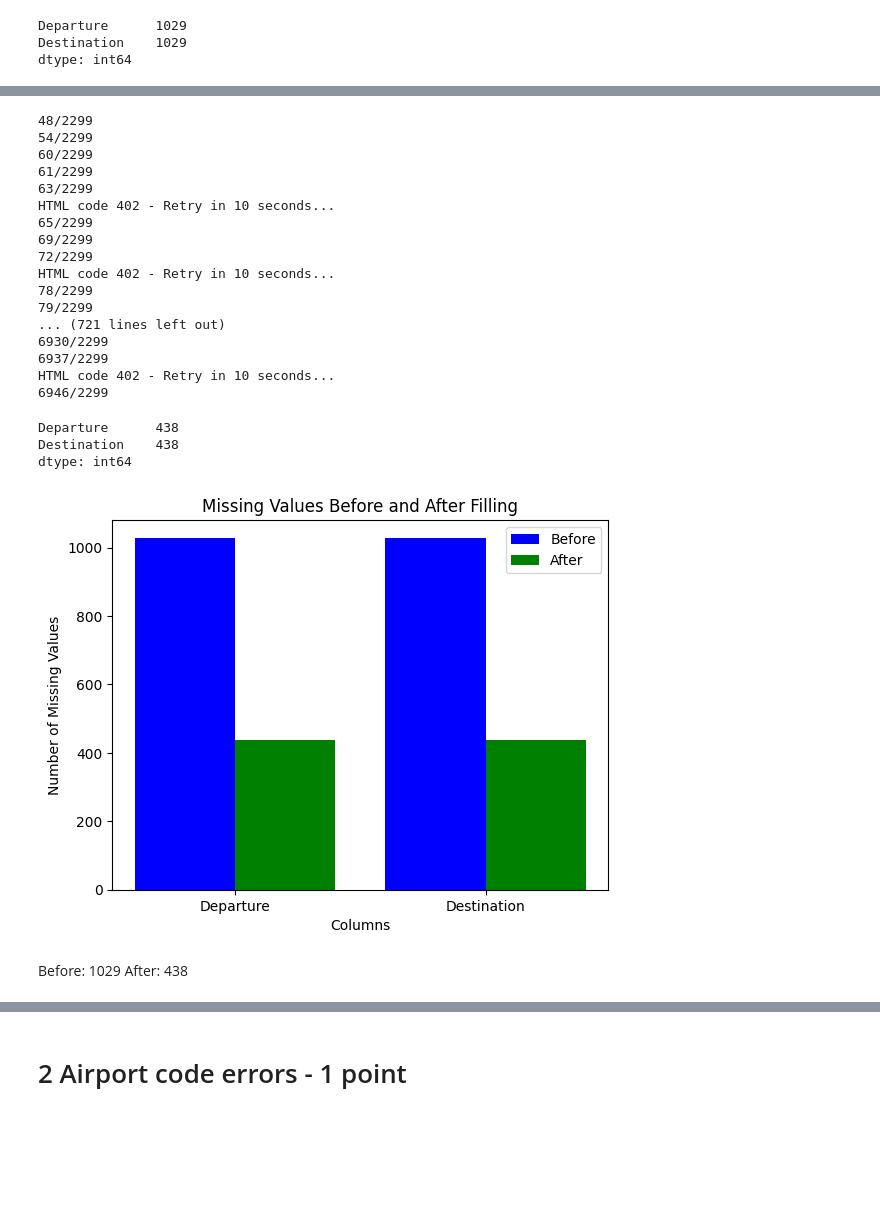
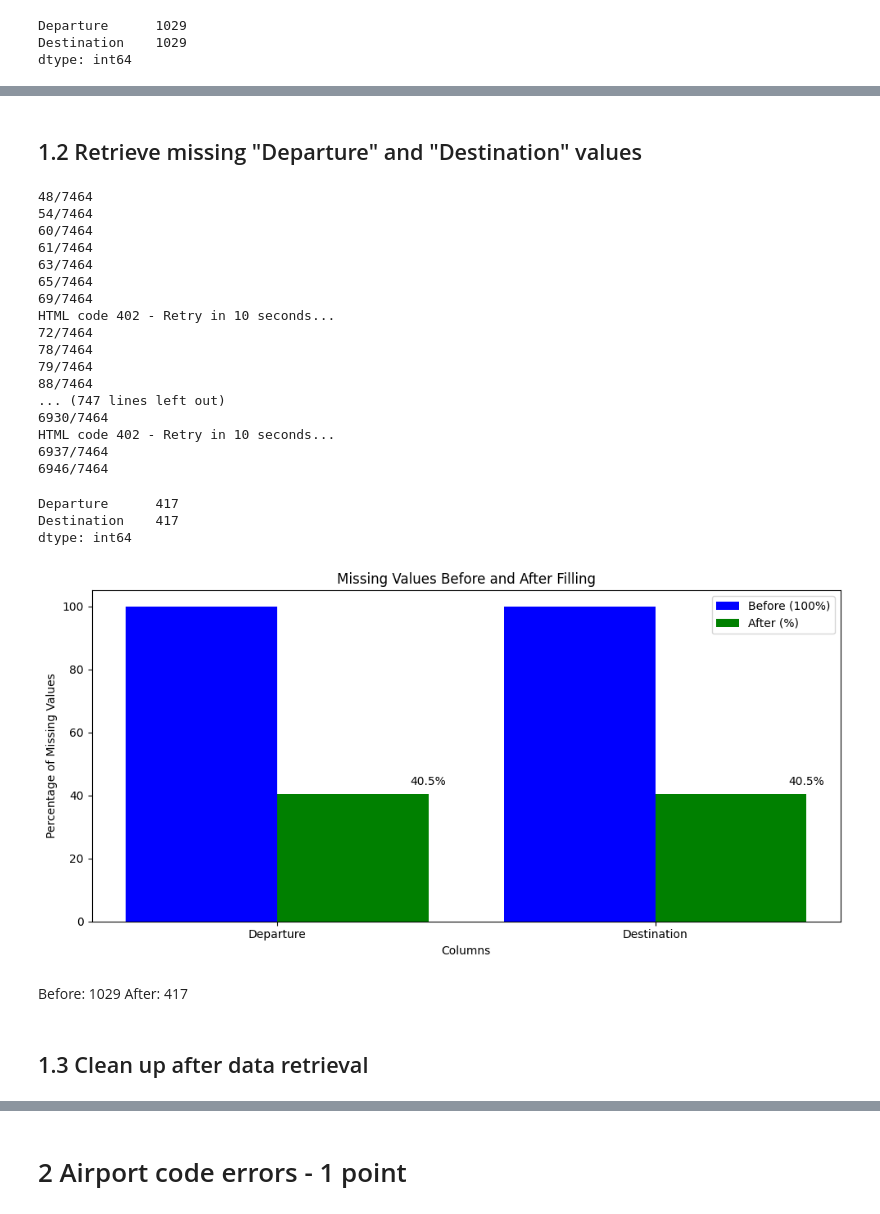
Before and after one commit to gelpkmar/IVDA-A3, a Jupyter notebook: assignment3_Gelpke_Marlon.ipynb, the cells around one changed output, grey strips where cells are left out. Saved outputs shown, nothing was run; the diff lists cells and outputs as text; code cells hidden in the pictures; blank space fills up the shorter version.

```diff
--- a/assignment3_Gelpke_Marlon.ipynb
+++ b/assignment3_Gelpke_Marlon.ipynb
@@ -45,3 +123,5 @@ fd = FlightData()
+# %% [markdown]
+## 1.2 Retrieve missing "Departure" and "Destination" values
 # %%
 
 def retrieve_missing_info(row):
@@ -50,8 +130,8 @@ def retrieve_missing_info(row):
             if len(fd.get_flights(row['Flight number'])) > 0:
                 flight_info = fd.get_history_by_flight_number(row['Flight number'])  # Retrieve flight information based on past flights.
                 if len(flight_info) > 0:
-                    row['Departure'] = flight_info[-1]["airport"]["origin"]["code"]["iata"]  # Adjust this based on actual response structure
-                    row['Destination'] = flight_info[-1]["airport"]["destination"]["code"]["iata"]  # Adjust this based on actual response structure
+                    row['Departure'] = flight_info[0]["airport"]["origin"]["code"]["iata"] # Get most recent departure IATA-code
+                    row['Destination'] = flight_info[0]["airport"]["destination"]["code"]["iata"] # Get most recent destination IATA-code
                     print(f"{row.name}/{len(data)}")
         except Exception as e:
             print(f"Error retrieving departure for flight {row['Flight number']}: {e}")
@@ -59,57 +139,73 @@ def retrieve_missing_info(row):
 # %%
 t1_data_flights = data_flights.apply(retrieve_missing_info, axis=1)
 # %% [output]
-48/2299
-54/2299
-60/2299
-61/2299
-63/2299
+48/7464
+54/7464
+60/7464
+61/7464
+63/7464
+65/7464
+69/7464
 HTML code 402 - Retry in 10 seconds...
-65/2299
-69/2299
-72/2299
+72/7464
+78/7464
+79/7464
+88/7464
+... (747 lines left out)
+6930/7464
 HTML code 402 - Retry in 10 seconds...
-78/2299
-79/2299
-... (721 lines left out)
-6930/2299
-6937/2299
-HTML code 402 - Retry in 10 seconds...
-6946/2299
+6937/7464
+6946/7464
 # %%
 
 # Plot before filling missing values
 missing_before = missing_values
 
 # After filling missing values
 missing_after = t1_data_flights[['Departure', 'Destination']].isnull().sum()
 
 print(missing_after)
 
-# Plotting
+# Plotting as bar chart
 labels = ['Departure', 'Destination']
 before_counts = [missing_before['Departure'], missing_before['Destination']]
 after_counts = [missing_after['Departure'], missing_after['Destination']]
 
-x = range(len(labels))
+# Calculate percentage of the After counts relative to Before counts
+percentage_after = [(count / before) * 100 for count, before in zip(after_counts, before_counts)]
 
-plt.bar(x, before_counts, width=0.4, label='Before', color='blue', align='center')
-plt.bar([p + 0.4 for p in x], after_counts, width=0.4, label='After', color='green', align='center')
+x = np.arange(len(labels))
+
+# Plotting the bar chart
+plt.figure(figsize=(10, 5))  # Adjusting figure size
+plt.bar(x, [100] * len(before_counts), width=0.4, label='Before (100%)', color='blue', align='center')  # 100% for Before
+plt.bar(x + 0.4, percentage_after, width=0.4, label='After (%)', color='green', align='center')
 
 plt.xlabel('Columns')
-plt.ylabel('Number of Missing Values')
+plt.ylabel('Percentage of Missing Values')
 plt.title('Missing Values Before and After Filling')
-plt.xticks([p + 0.2 for p in x], labels)
+plt.xticks(x + 0.2, labels)
 plt.legend()
+
+# Adding value annotations on the "After" bars
+for i in range(len(percentage_after)):
+    plt.text(i + 0.6, percentage_after[i] + 2, f'{percentage_after[i]:.1f}%',
+             ha='center', va='bottom', color='black', fontsize=10)
+
+plt.tight_layout()  # Adjust layout to make it look better
 plt.show()
 # %% [output]
-Departure      438
-Destination    438
+Departure      417
+Destination    417
 dtype: int64
-[figure, old version]
+[figure, new version]
-# %% [markdown]
-Before: 1029
-After: 438
+# %% [markdown]
+
+
+Before: 1029
+After: 417
+# %% [markdown]
+## 1.3 Clean up after data retrieval
 # %%
 # Drop rows containing "NaN" in data_flights Dataframe
 columns_to_check = ['Departure', 'Destination']
```
Also changed, not shown: parts of 42 cells of this notebook.
